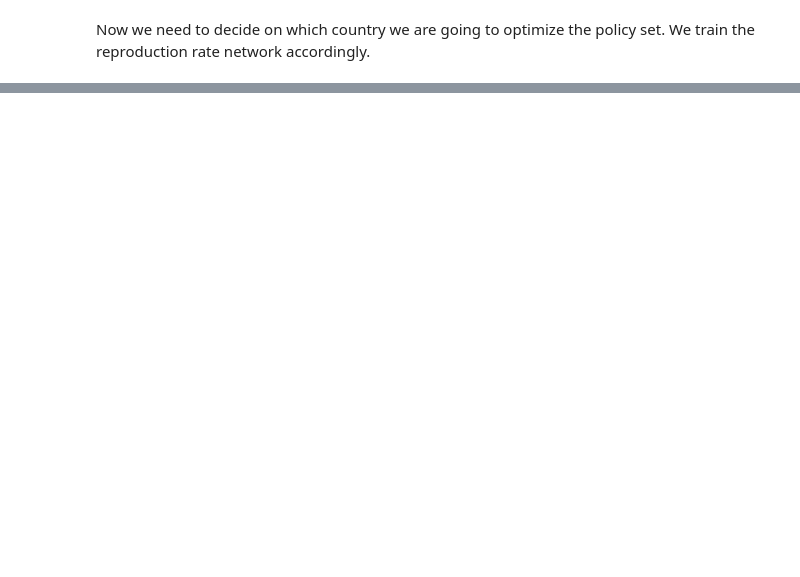
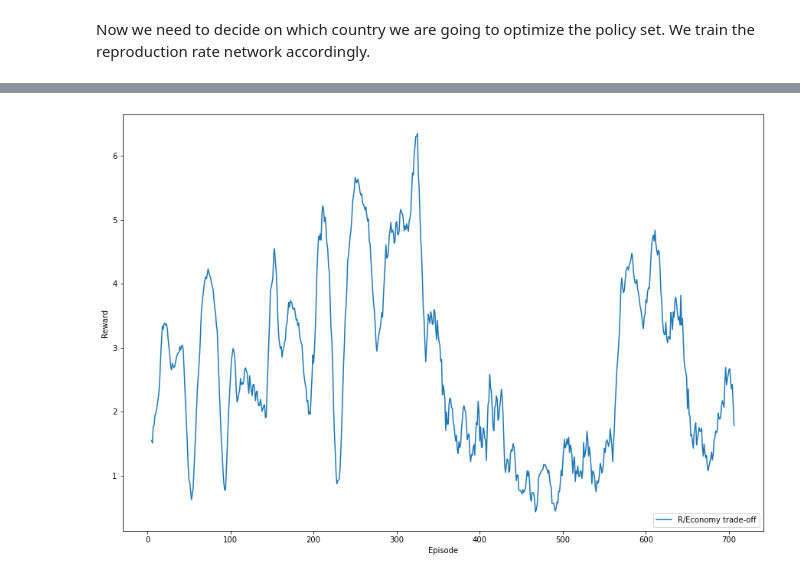
Before and after one commit to EPFLiGHT/What-If_model, a Jupyter notebook: ReinforcementLearning.ipynb, the cells around one changed output, grey strips where cells are left out. Drawn from its saved outputs; the diff is of its cells as text; code cells hidden in the pictures; blank space fills up the shorter version.

```diff
--- a/ReinforcementLearning.ipynb
+++ b/ReinforcementLearning.ipynb
@@ -152,5 +164,6 @@ constant_names = pipeline.get_cols()[0]
 # %%
-variable_beginning_features = pipeline.get_data()[1][1][-1].numpy()[::7]
+variable_beginning_features = pipeline.get_data()[1][1][-1].numpy()[::CHANGE_EVERY]
+
 initial_state = []
 for day in variable_beginning_features:
     initial_state.append(pipeline.get_denorm_data(variable_names, [day]))
@@ -172,2 +194,9 @@ pipeline.single_prediction(variable_names, constant_names, np.repeat(initial_sta
+# %%
+def predict_from_state(state):
+    """ Given a state, it makes a prediction """
+    network_input = state.reshape(int(WINDOW_SIZE / CHANGE_EVERY), len(variable_names))
+    network_input = np.repeat(network_input, CHANGE_EVERY, axis=0)
+    prediction = pipeline.single_prediction(variable_names, constant_names, network_input, [constant_features], norm_var=True).numpy()[0][0]
+    return prediction
 # %% [markdown]
 ## Reinforcement learning
@@ -358,0 +210,70 @@ class DQNAgent:
+# %%
+state_space = initial_state.shape[0]
+action_space = len(variable_names)
+
+MAX_EPISODES = 2500
+MAX_STEPS = int(WINDOW_SIZE / CHANGE_EVERY)
+
+agent = DDPGAgent(state_space, action_space)
+
+warmup = 128
+
+results = Results()
+rewards = []
+
+best_reward = 0
+best_states = []
+
+for episode in range(MAX_EPISODES):
+    episode_reward = 0.
+    s_t = initial_state
+    agent.reset()
+
+    # Initial prediction
+    last_prediction = predict_from_state(s_t)
+
+    states = []
+
+    for step in range(MAX_STEPS):
+
+        action = agent.select_action(s_t)
+
+        new_policies = s_t[-12:] + action
+
+        # Creating the new state
+        next_state = np.roll(s_t, -12)
+        next_state[-12:] = new_policies
+
+        # Computing the reward
+        prediction = predict_from_state(next_state)
+        r_t = 10 * (last_prediction - prediction)
+
+        done = step == (int(WINDOW_SIZE / CHANGE_EVERY) - 1)
+
+        # agent observe and update policy
+        agent.memory.push(s_t, action, r_t, next_state, done)
+
+        if len(agent.memory) > warmup:
+            agent.update()
+
+        episode_reward += r_t
+        s_t = next_state
+        last_prediction = prediction
+
+        states.append(s_t)
+
+        # End of an episode
+        if done:
+            rewards.append(episode_reward)
+            break
+
+
+    if episode_reward > best_reward:
+        best_reward = episode_reward
+        best_states = states
+
+    if episode % 10 == 0:
+        results['R/Economy trade-off'] = np.array(rewards)
+        results.plot(10)
+# %% [output]
+[figure, added]
```
Also changed, not shown: parts of 37 cells of this notebook, 8 other files.
